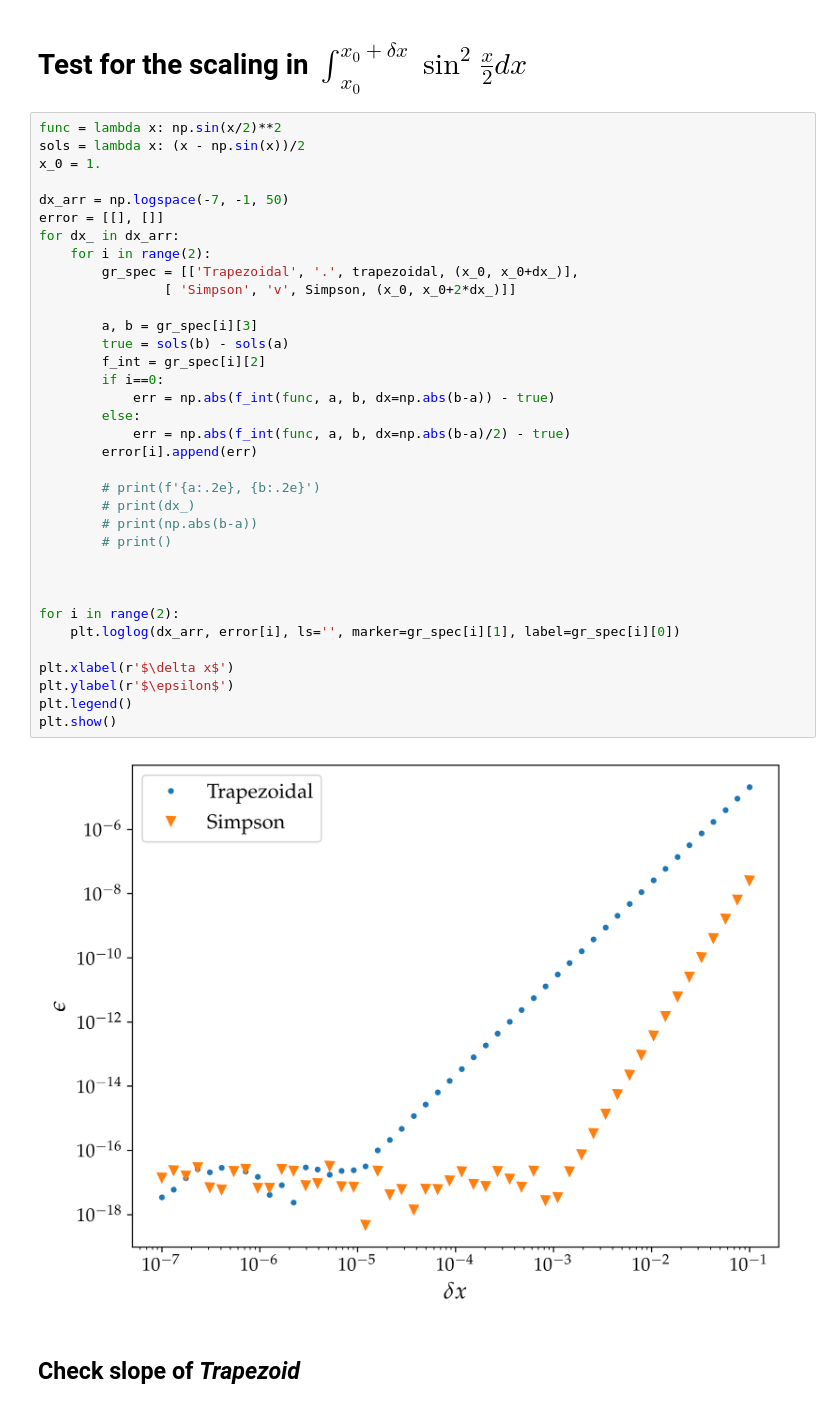
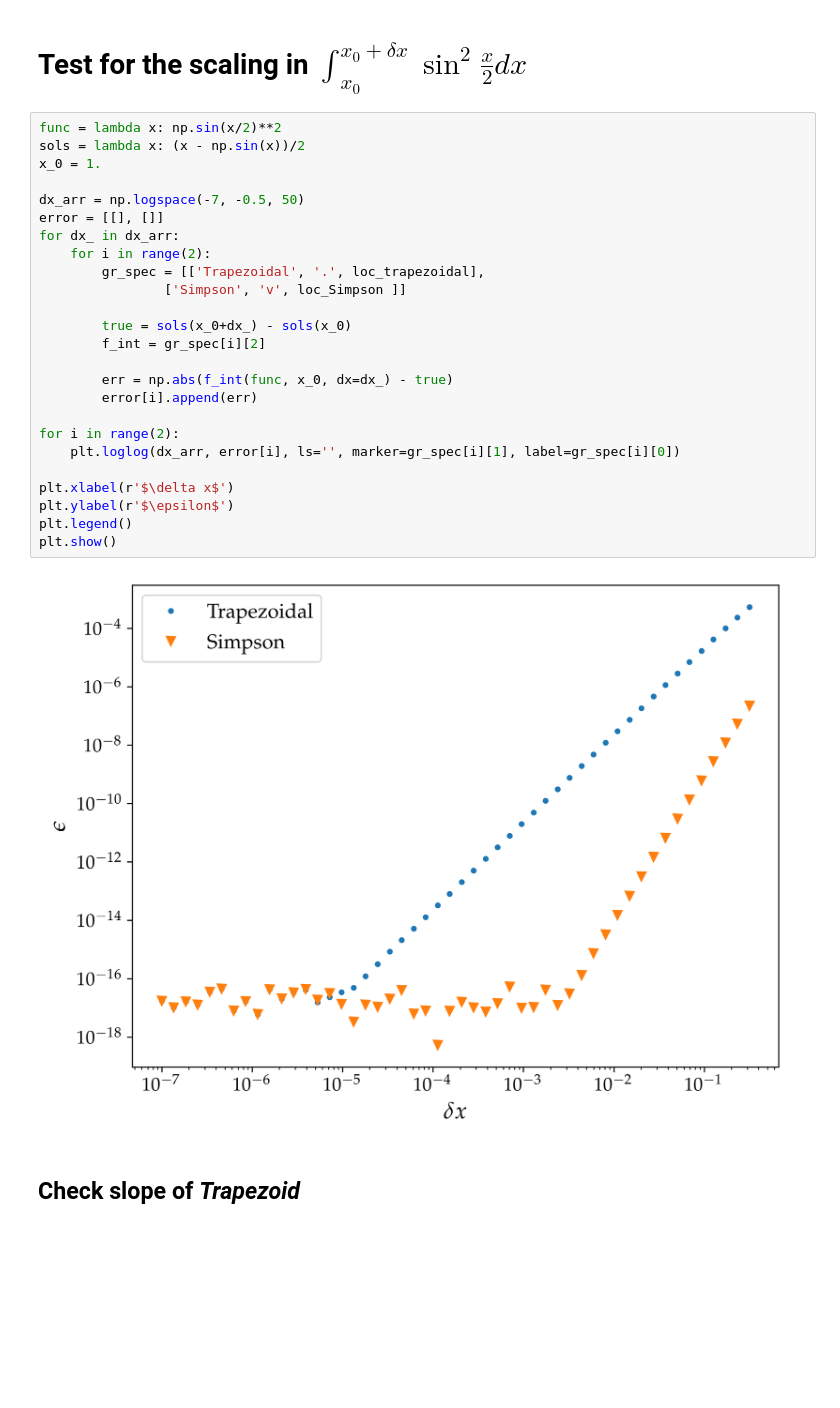
Before and after one commit to mvolpato-unimib/Lab_comp, a Jupyter notebook: ex20/integr.ipynb, the cells around one changed output. Cells and saved outputs as stored; diff of their text form; blank space fills up the shorter version.

```diff
--- a/ex20/integr.ipynb
+++ b/ex20/integr.ipynb
@@ -59,40 +60,30 @@ diff =  1.9628743075372768e-13
 # %%
 func = lambda x: np.sin(x/2)**2
 sols = lambda x: (x - np.sin(x))/2
 x_0 = 1.
 
-dx_arr = np.logspace(-7, -1, 50)
+dx_arr = np.logspace(-7, -0.5, 50)
 error = [[], []]
 for dx_ in dx_arr:
     for i in range(2):
-        gr_spec = [['Trapezoidal', '.', trapezoidal, (x_0, x_0+dx_)],
-                [ 'Simpson', 'v', Simpson, (x_0, x_0+2*dx_)]]
+        gr_spec = [['Trapezoidal', '.', loc_trapezoidal],
+                ['Simpson', 'v', loc_Simpson ]]
 
-        a, b = gr_spec[i][3]
-        true = sols(b) - sols(a)
+        true = sols(x_0+dx_) - sols(x_0)
         f_int = gr_spec[i][2]
-        if i==0:
-            err = np.abs(f_int(func, a, b, dx=np.abs(b-a)) - true)
-        else:
-            err = np.abs(f_int(func, a, b, dx=np.abs(b-a)/2) - true)
+
+        err = np.abs(f_int(func, x_0, dx=dx_) - true)
         error[i].append(err)
-
-        # print(f'{a:.2e}, {b:.2e}')
-        # print(dx_)
-        # print(np.abs(b-a))
-        # print()
-
-
 
 for i in range(2):
     plt.loglog(dx_arr, error[i], ls='', marker=gr_spec[i][1], label=gr_spec[i][0])
 
 plt.xlabel(r'$\delta x$')
 plt.ylabel(r'$\epsilon$')
 plt.legend()
 plt.show()
 # %% [output]
-[figure, old version]
+[figure, new version]
 # %% [markdown]
 ## **Check slope of *Trapezoid***
 # %%
```
Also changed, not shown: parts of 7 cells of this notebook, 6 other files.
